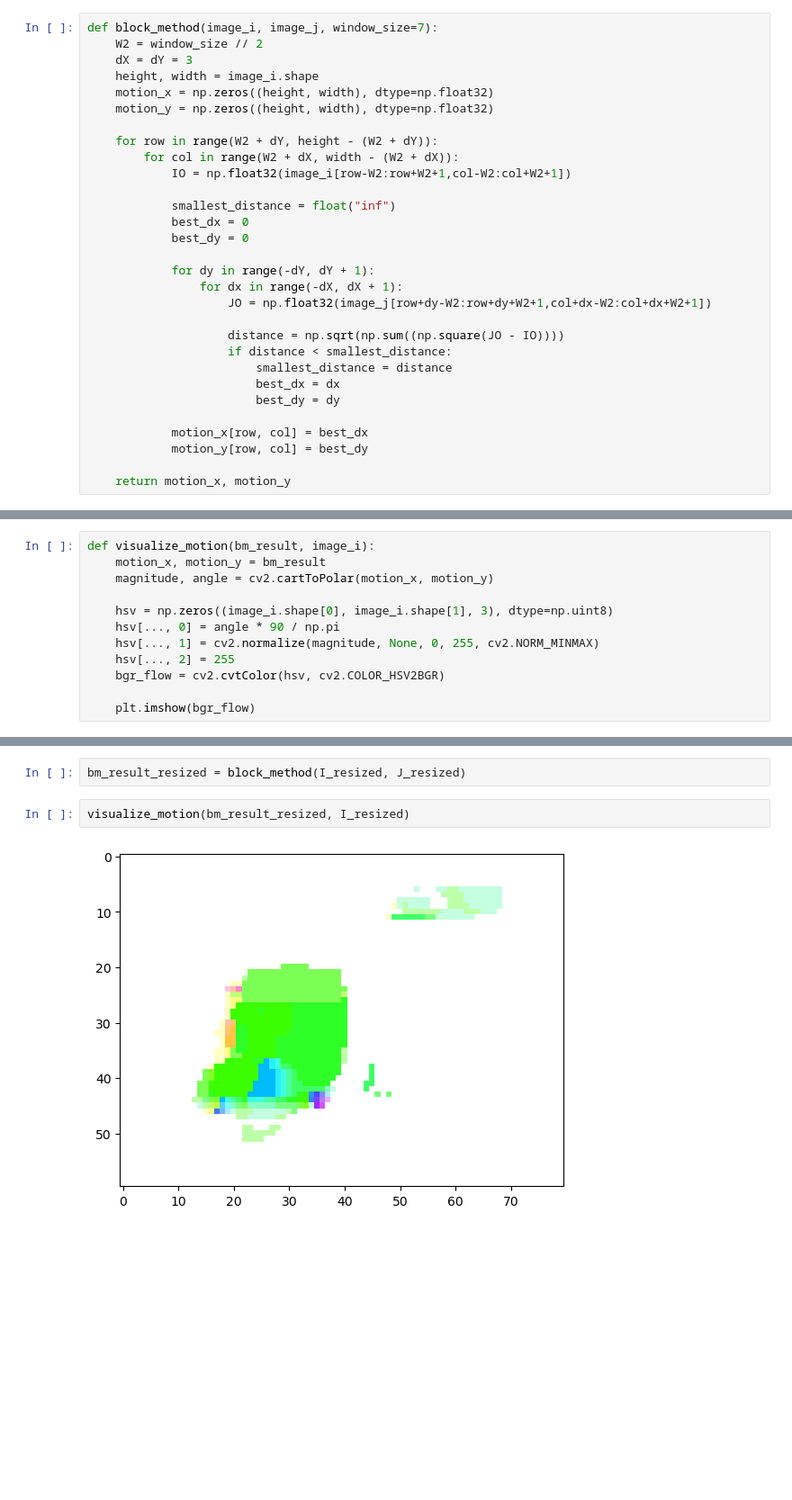
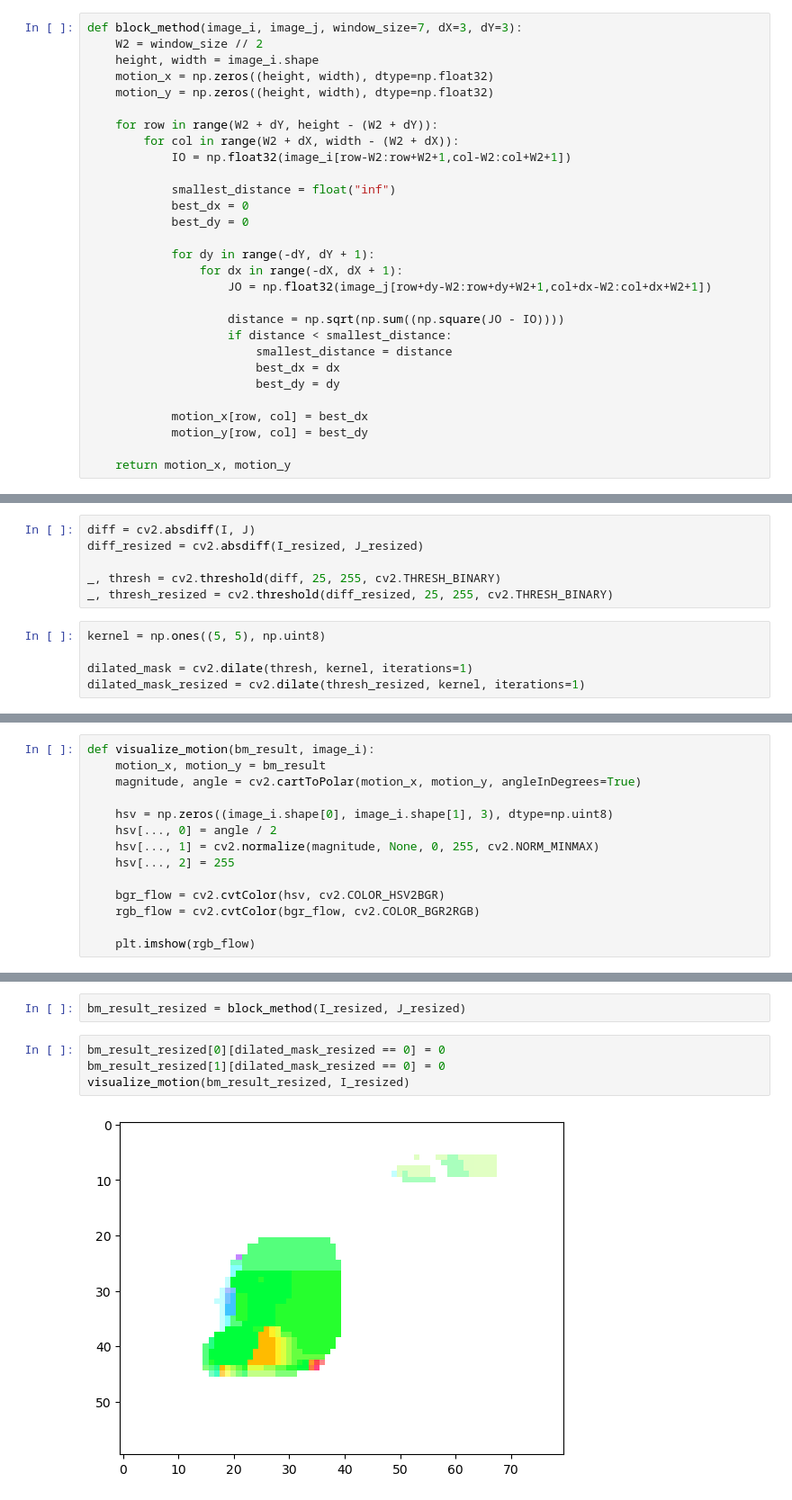
Before and after one commit to MrWlobo/Zaawansowane_Algorytmy_Wizyjne, a Jupyter notebook: Lab07/main.ipynb, the cells around one changed output, grey strips where cells are left out. Shown at 90% size. Cells and saved outputs as stored; diff of their text form; blank space fills up the shorter version.

Commit message:
Added filtering with thresholding and morphology

```diff
--- a/Lab07/main.ipynb
+++ b/Lab07/main.ipynb
@@ -47,9 +47,8 @@ plt.imshow(cv2.absdiff(I_resized, J_resized))
 # %% [markdown]
 ## Function
 # %%
-def block_method(image_i, image_j, window_size=7):
+def block_method(image_i, image_j, window_size=7, dX=3, dY=3):
     W2 = window_size // 2
-    dX = dY = 3
     height, width = image_i.shape
     motion_x = np.zeros((height, width), dtype=np.float32)
     motion_y = np.zeros((height, width), dtype=np.float32)
@@ -79,15 +80,28 @@ def block_method(image_i, image_j, window_size=7):
+# %%
+diff = cv2.absdiff(I, J)
+diff_resized = cv2.absdiff(I_resized, J_resized)
+
+_, thresh = cv2.threshold(diff, 25, 255, cv2.THRESH_BINARY)
+_, thresh_resized = cv2.threshold(diff_resized, 25, 255, cv2.THRESH_BINARY)
+# %%
+kernel = np.ones((5, 5), np.uint8)
+
+dilated_mask = cv2.dilate(thresh, kernel, iterations=1)
+dilated_mask_resized = cv2.dilate(thresh_resized, kernel, iterations=1)
 # %% [markdown]
 ## Visualization
 # %%
 def visualize_motion(bm_result, image_i):
     motion_x, motion_y = bm_result
-    magnitude, angle = cv2.cartToPolar(motion_x, motion_y)
+    magnitude, angle = cv2.cartToPolar(motion_x, motion_y, angleInDegrees=True)
 
     hsv = np.zeros((image_i.shape[0], image_i.shape[1], 3), dtype=np.uint8)
-    hsv[..., 0] = angle * 90 / np.pi
+    hsv[..., 0] = angle / 2
     hsv[..., 1] = cv2.normalize(magnitude, None, 0, 255, cv2.NORM_MINMAX)
     hsv[..., 2] = 255
+
     bgr_flow = cv2.cvtColor(hsv, cv2.COLOR_HSV2BGR)
+    rgb_flow = cv2.cvtColor(bgr_flow, cv2.COLOR_BGR2RGB)
 
-    plt.imshow(bgr_flow)
+    plt.imshow(rgb_flow)
 # %% [markdown]
@@ -95,7 +109,9 @@ def visualize_motion(bm_result, image_i):
 # %%
 bm_result_resized = block_method(I_resized, J_resized)
 # %%
+bm_result_resized[0][dilated_mask_resized == 0] = 0
+bm_result_resized[1][dilated_mask_resized == 0] = 0
 visualize_motion(bm_result_resized, I_resized)
 # %% [output]
-[figure, old version]
+[figure, new version]
 # %% [markdown]
```
Also changed, not shown: parts of 8 cells of this notebook.
